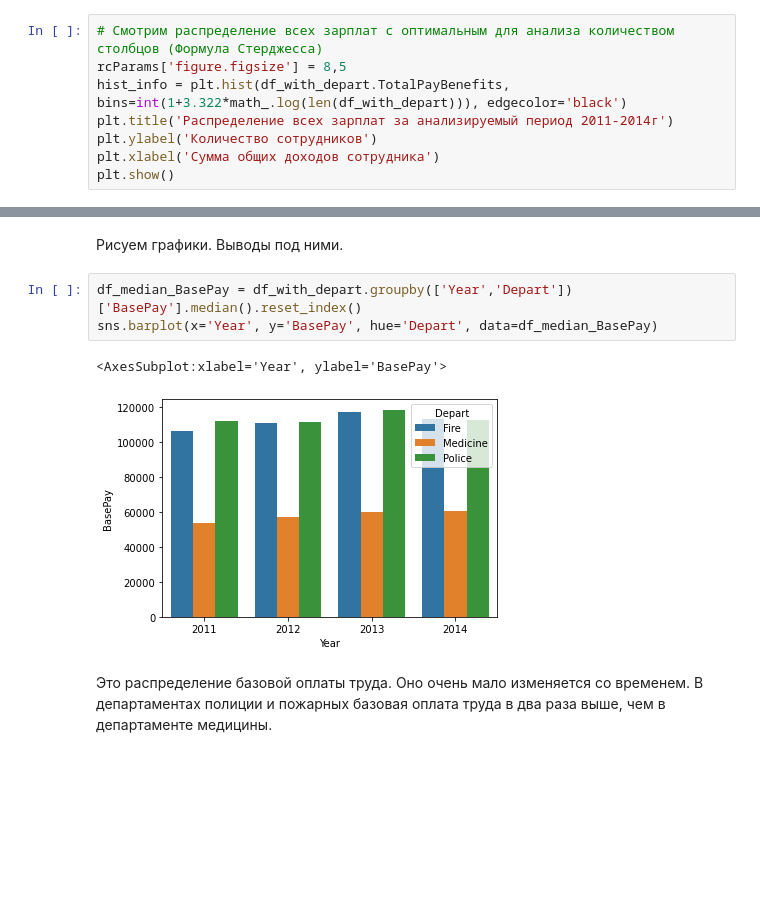
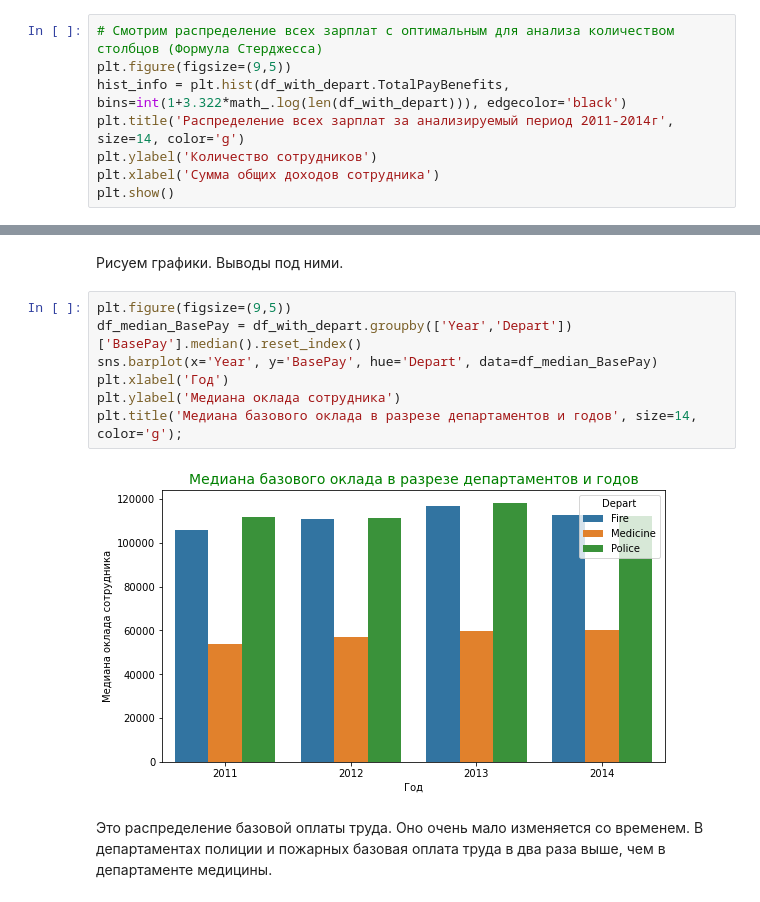
Before and after one commit to PhilippRemizov/My_final_project, a Jupyter notebook: Salaries in San Francisco final.ipynb, the cells around one changed output, grey strips where cells are left out. Saved outputs shown, nothing was run; the diff lists cells and outputs as text; blank space fills up the shorter version.

```diff
--- a/Salaries in San Francisco final.ipynb
+++ b/Salaries in San Francisco final.ipynb
@@ -250,9 +249,9 @@ int(1+3.322*math_.log(len(df_with_depart))) # Оптимальное колич
 32
 # %%
 # Смотрим распределение всех зарплат с оптимальным для анализа количеством столбцов (Формула Стерджесса)
-rcParams['figure.figsize'] = 8,5
+plt.figure(figsize=(9,5))
 hist_info = plt.hist(df_with_depart.TotalPayBenefits, bins=int(1+3.322*math_.log(len(df_with_depart))), edgecolor='black')
-plt.title('Распределение всех зарплат за анализируемый период 2011-2014г')
+plt.title('Распределение всех зарплат за анализируемый период 2011-2014г', size=14, color='g')
 plt.ylabel('Количество сотрудников')
 plt.xlabel('Сумма общих доходов сотрудника')
 plt.show()
@@ -324,11 +323,14 @@ plt.show()
 # %% [markdown]
 Рисуем графики. Выводы под ними.
 # %%
+plt.figure(figsize=(9,5))
 df_median_BasePay = df_with_depart.groupby(['Year','Depart'])['BasePay'].median().reset_index()
 sns.barplot(x='Year', y='BasePay', hue='Depart', data=df_median_BasePay)
+plt.xlabel('Год')
+plt.ylabel('Медиана оклада сотрудника')
+plt.title('Медиана базового оклада в разрезе департаментов и годов', size=14, color='g');
 # %% [output]
-<AxesSubplot:xlabel='Year', ylabel='BasePay'>
-[figure, old version]
+[figure, new version]
 # %% [markdown]
 Это распределение базовой оплаты труда. Оно очень мало изменяется со временем.
 В департаментах полиции и пожарных базовая оплата труда в два раза выше, чем в департаменте медицины.
```
Also changed, not shown: parts of 44 cells of this notebook.
